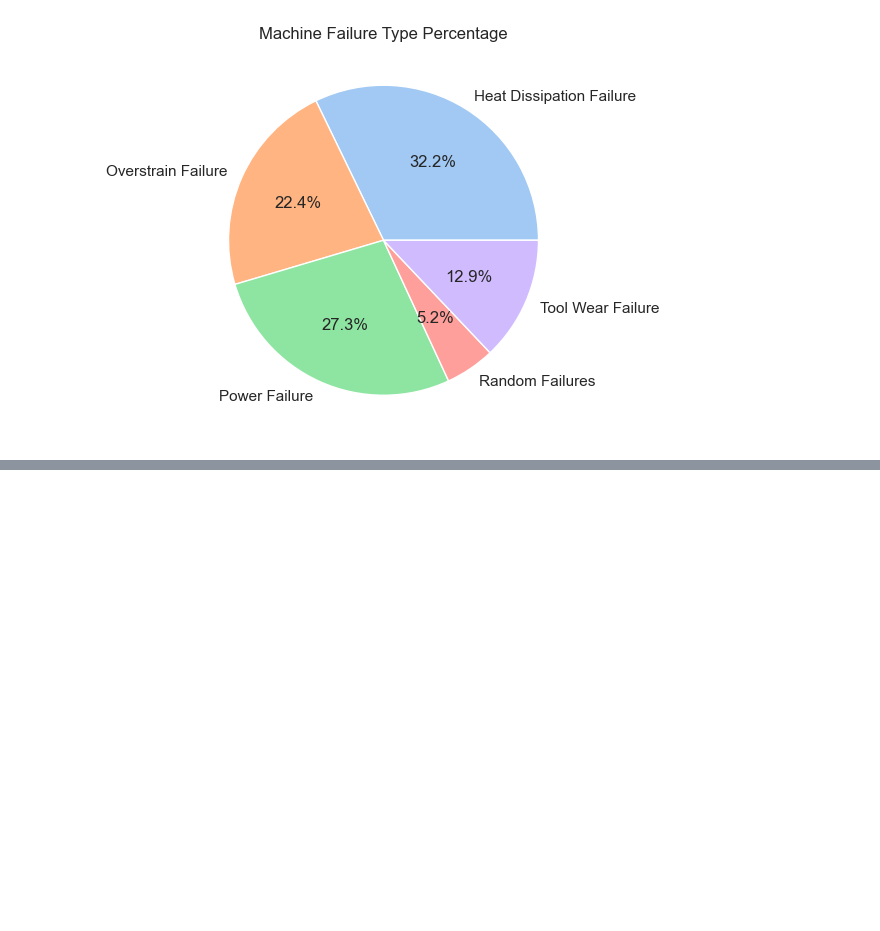
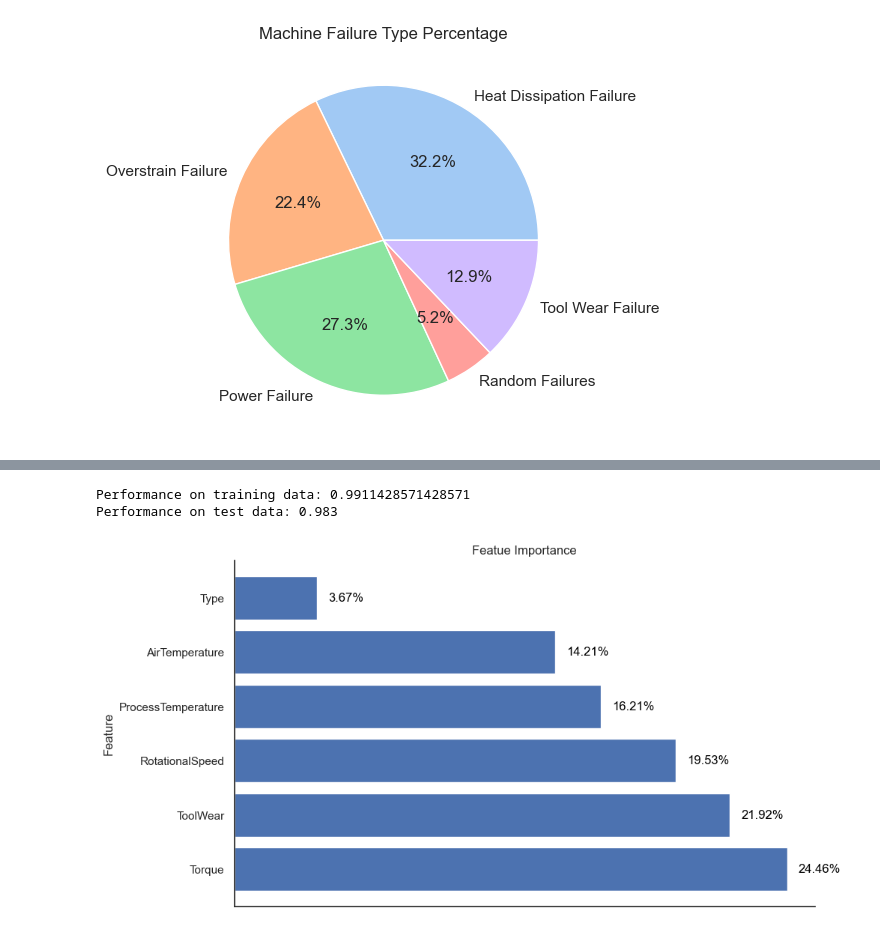
Before and after one commit to anamariapego/MachinePredictiveMaintenance, a Jupyter notebook: analytics.ipynb, the cells around one changed output, grey strips where cells are left out. Drawn from its saved outputs; the diff is of its cells as text; code cells hidden in the pictures; blank space fills up the shorter version.

Commit message:
fix:model development

```diff
--- a/analytics.ipynb
+++ b/analytics.ipynb
@@ -310,0 +271,3 @@ XGBClassifier(base_score=None, booster=None, callbacks=None,
+# %%
+# select variables
+dataset = dataset.drop(columns=['ProductId'])
@@ -310,0 +291,11 @@ XGBClassifier(base_score=None, booster=None, callbacks=None,
+# %%
+# model
+xgb = XGBClassifier(n_estimators = 200,  # número de árvores
+                    max_depth = 6,  # profundidade máxina da árvore
+                    learning_rate = 0.01, # controla o peso de novas árvores adicionadas ao modelo
+                    subsample = 0.8,
+                     objective= 'binary:logistic', # retorna a probabilidade prevista de cada ponto de dados pertencente a cada classe
+                    random_state=0)
+# %%
+# training model
+xgb.fit(X_train, y_train)
@@ -411,0 +356,40 @@ metricas = model.evals_result()
+# %%
+# performance on training data
+y_pred_train = xgb.predict(X_train)
+train_accuracy = accuracy_score(y_train, y_pred_train)
+
+#  performance on test data
+y_pred_test = xgb.predict(X_test)
+test_accuracy = accuracy_score(y_test, y_pred_test)
+
+print("Performance on training data:", train_accuracy)
+print("Performance on test data:", test_accuracy)
+# %% [output]
+Performance on training data: 0.9911428571428571
+Performance on test data: 0.983
+# %%
+# feature importance -  feature most frequently
+importance = xgb.get_booster().get_score(importance_type='weight')
+
+# feature name and the importance
+features = [x[0] for x in sorted_importance]
+importances = [x[1] for x in sorted_importance]
+# %%
+# graph
+importances_percentage = [(imp / sum(importances)) * 100 for imp in importances]
+
+plt.figure(figsize=(10, 6))
+sns.set_style("white")
+bars = plt.barh(features, importances_percentage)
+
+for bar, importance in zip(bars, importances_percentage):
+    plt.text(bar.get_width() + 0.5, bar.get_y() + bar.get_height()/2, f'{importance:.2f}%',
+             va='center', ha='left', color='black')
+
+plt.gca().axes.get_xaxis().set_visible(False)
+plt.ylabel('Feature')
+plt.title('Featue Importance')
+sns.despine()
+plt.show()
+# %% [output]
+[figure, added]
```
Also changed, not shown: parts of 44 cells of this notebook.
